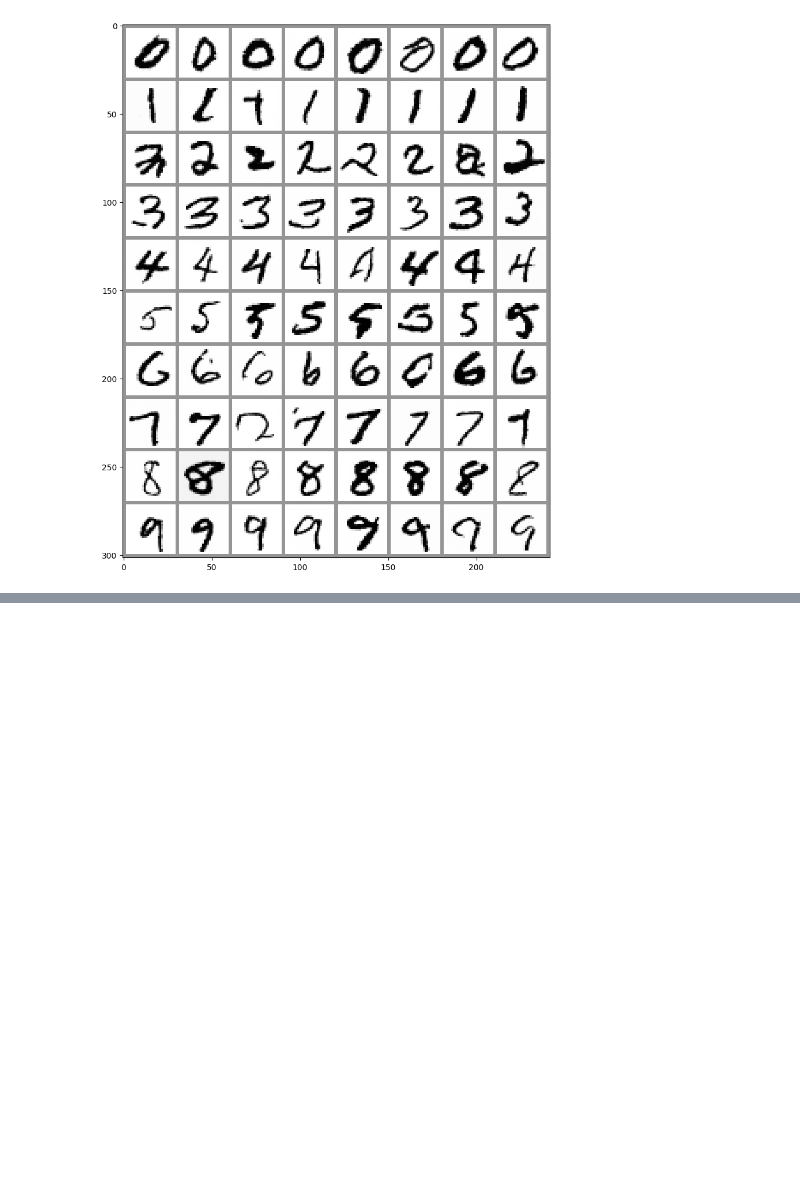
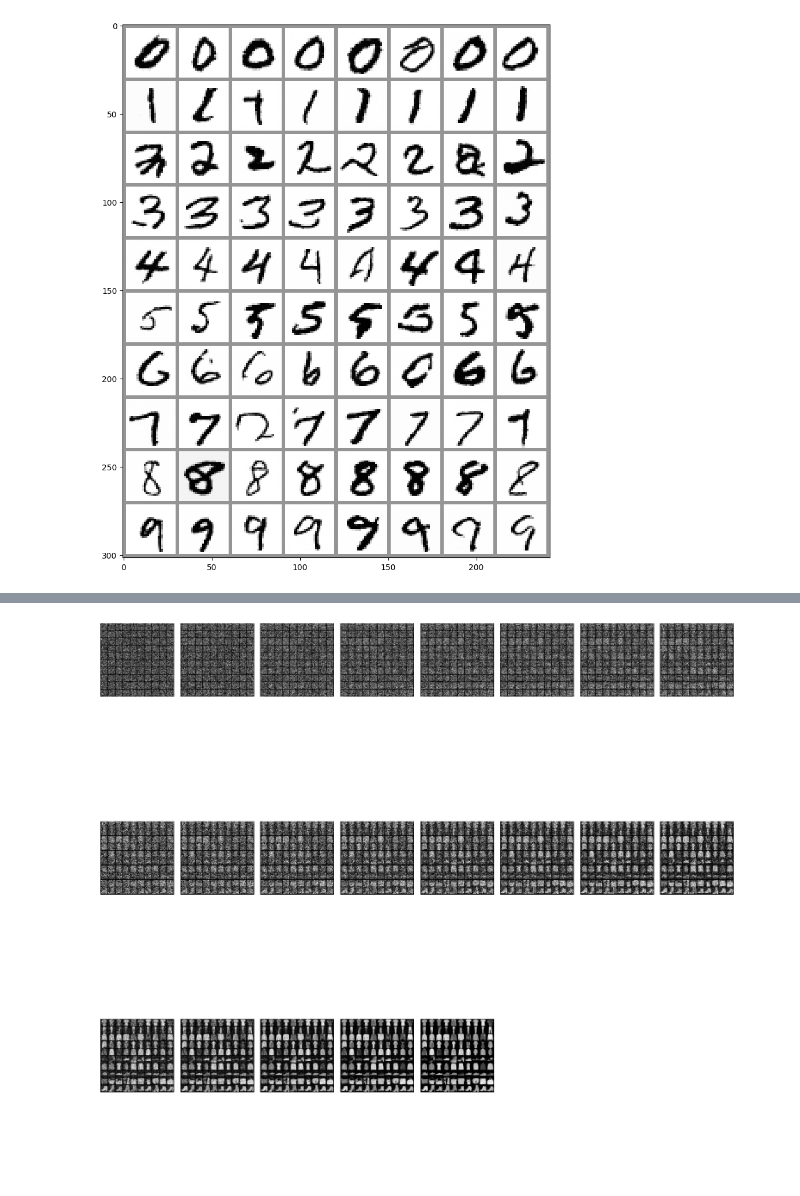
Before and after one commit to gregorylira/Diffusion-models, a Jupyter notebook: class_conditioned_diffusion_model.ipynb, the cells around one changed output, grey strips where cells are left out. Cells and saved outputs as stored; diff of their text form; code cells hidden in the pictures; blank space fills up the shorter version.

```diff
--- a/class_conditioned_diffusion_model.ipynb
+++ b/class_conditioned_diffusion_model.ipynb
@@ -209,0 +346,38 @@ ax.imshow(torchvision.utils.make_grid(x.detach().cpu().clip(-1, 1), nrow=8)[0],
+# %%
+import torch
+import torchvision
+import matplotlib.pyplot as plt
+
+x = torch.randn(100, 1, 28, 28).to(device)
+y = torch.tensor([[i] * 10 for i in range(10)]).flatten().to(device)
+
+images = []
+
+for i, t in tqdm(enumerate(noise_scheduler.timesteps)):
+    with torch.no_grad():
+        residual = net(x, t, y)
+
+    x = noise_scheduler.step(residual, t, x).prev_sample
+
+    if i % 50 == 0 or i == len(noise_scheduler.timesteps) - 1:
+        images.append(x.detach().cpu().clone())
+
+num_images = len(images)
+num_cols = 8  # Número de colunas
+num_rows = (num_images + num_cols - 1) // num_cols  # Calcula o número de linhas necessário
+
+fig, axes = plt.subplots(num_rows, num_cols, figsize=(15, num_rows * 5))
+axes = axes.flatten()  # Facilita a iteração
+
+for idx, img in enumerate(images):
+    # Ajusta o grid para 10 colunas
+    axes[idx].imshow(torchvision.utils.make_grid(img.clip(-1, 1), nrow=10).permute(1, 2, 0), cmap='Greys')
+    axes[idx].axis('off')
+
+# Remove eixos extras se houver menos imagens que o número de subplots
+for idx in range(num_images, len(axes)):
+    axes[idx].axis('off')
+
+plt.tight_layout()
+plt.show()
+# %% [output]
@@ -209,0 +401 @@ ax.imshow(torchvision.utils.make_grid(x.detach().cpu().clip(-1, 1), nrow=8)[0],
+[figure, added]
```
Also changed, not shown: parts of 9 cells of this notebook.
